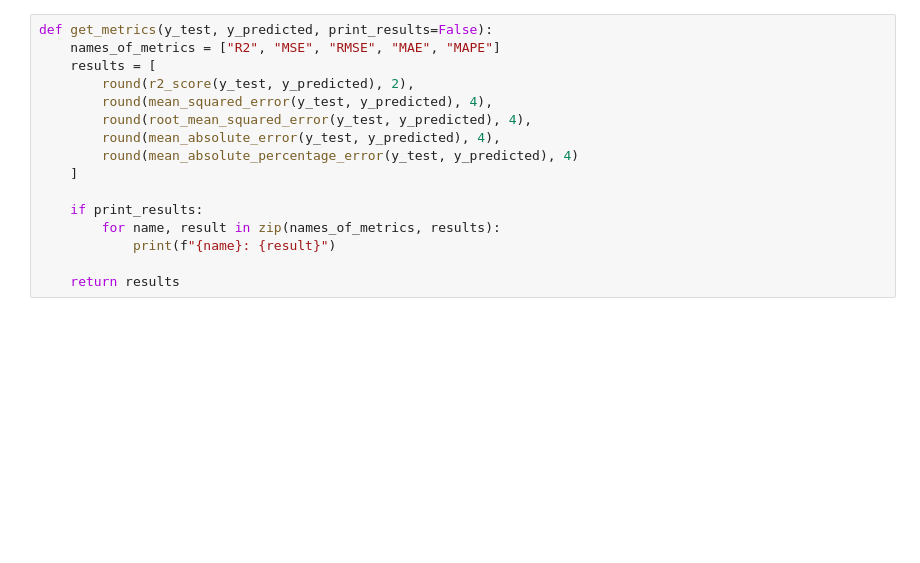
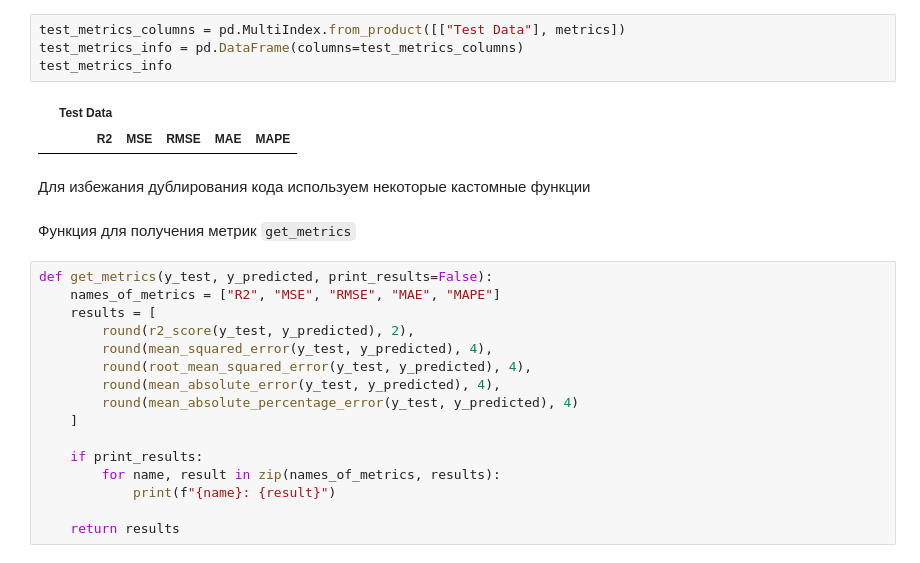
Before and after one commit to stwz13/ml, a Jupyter notebook: practice4.ipynb, the cells around one changed output. Drawn from its saved outputs; the diff is of its cells as text; blank space fills up the shorter version.

```diff
--- a/practice4.ipynb
+++ b/practice4.ipynb
@@ -198,3 +76,14 @@ scaled_df = pd.concat([scaled_df, data["stabf"]], axis=1)
+# %%
+test_metrics_columns = pd.MultiIndex.from_product([["Test Data"], metrics])
+test_metrics_info = pd.DataFrame(columns=test_metrics_columns)
+test_metrics_info
+# %% [output]
+|  | Test Data |  |  |  |  |
+|  | R2 | MSE | RMSE | MAE | MAPE |
+# %% [markdown]
+Для избежания дублирования кода используем некоторые кастомные функции
+# %% [markdown]
+Функция для получения метрик `get_metrics`
 # %%
 def get_metrics(y_test, y_predicted, print_results=False):
     names_of_metrics = ["R2", "MSE", "RMSE", "MAE", "MAPE"]
```
Also changed, not shown: parts of 146 cells of this notebook, 1 other file.
